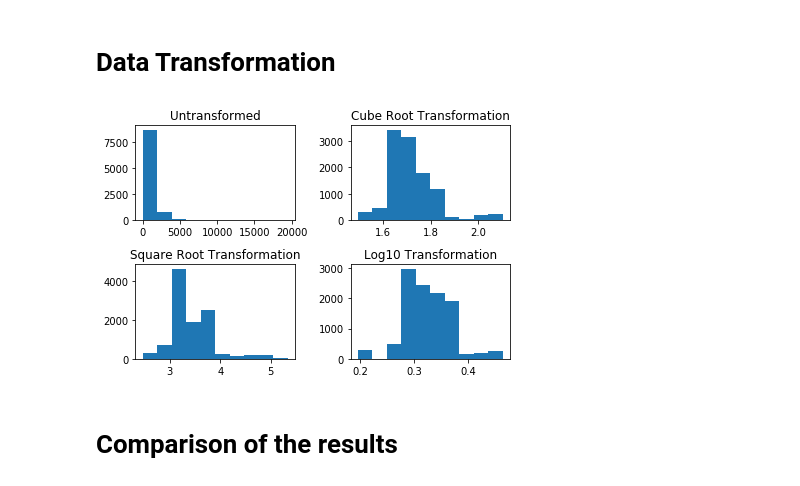
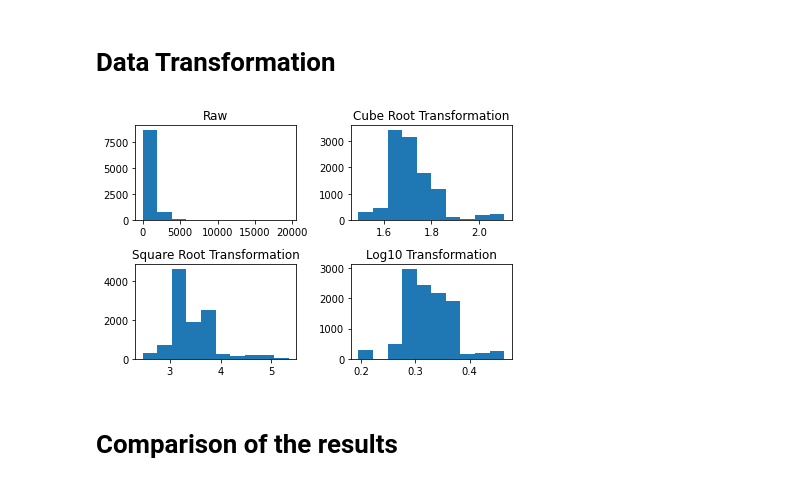
Before and after one commit to hpi-sam/rl-4-self-repair, a Jupyter notebook: data_analysis/data_transformation_analysis.ipynb, the cells around one changed output. Drawn from its saved outputs; the diff is of its cells as text; code cells hidden in the pictures.

```diff
--- a/data_analysis/data_transformation_analysis.ipynb
+++ b/data_analysis/data_transformation_analysis.ipynb
@@ -30,22 +30,22 @@ data_log10 = dh.data.apply(lambda x: np.log10(x) if x.name == 'log10' else x).re
 # %%
 # analyzing historgams
 fig = plt.figure()
 ax1 = fig.add_subplot(221)
-plt.hist(dh.data['untransformed'])
-ax1.title.set_text('Untransformed')
+plt.hist(dh.data['raw'])
+ax1.title.set_text('Raw')
 ax2 = fig.add_subplot(222)
 plt.hist(data_cube['cube'])
 ax2.title.set_text('Cube Root Transformation')
 ax3 = fig.add_subplot(223)
 plt.hist(data_sqt['sqt'])
 ax3.title.set_text('Square Root Transformation')
 ax4 = fig.add_subplot(224)
 plt.hist(data_log10['log10'])
 ax4.title.set_text('Log10 Transformation')
 plt.tight_layout()
 plt.show()
 # %% [output]
-[figure, old version]
+[figure, new version]
 # %% [markdown]
 # Comparison of the results
 # %% [markdown]
```
Also changed, not shown: parts of 3 cells of this notebook, 7 other files.
